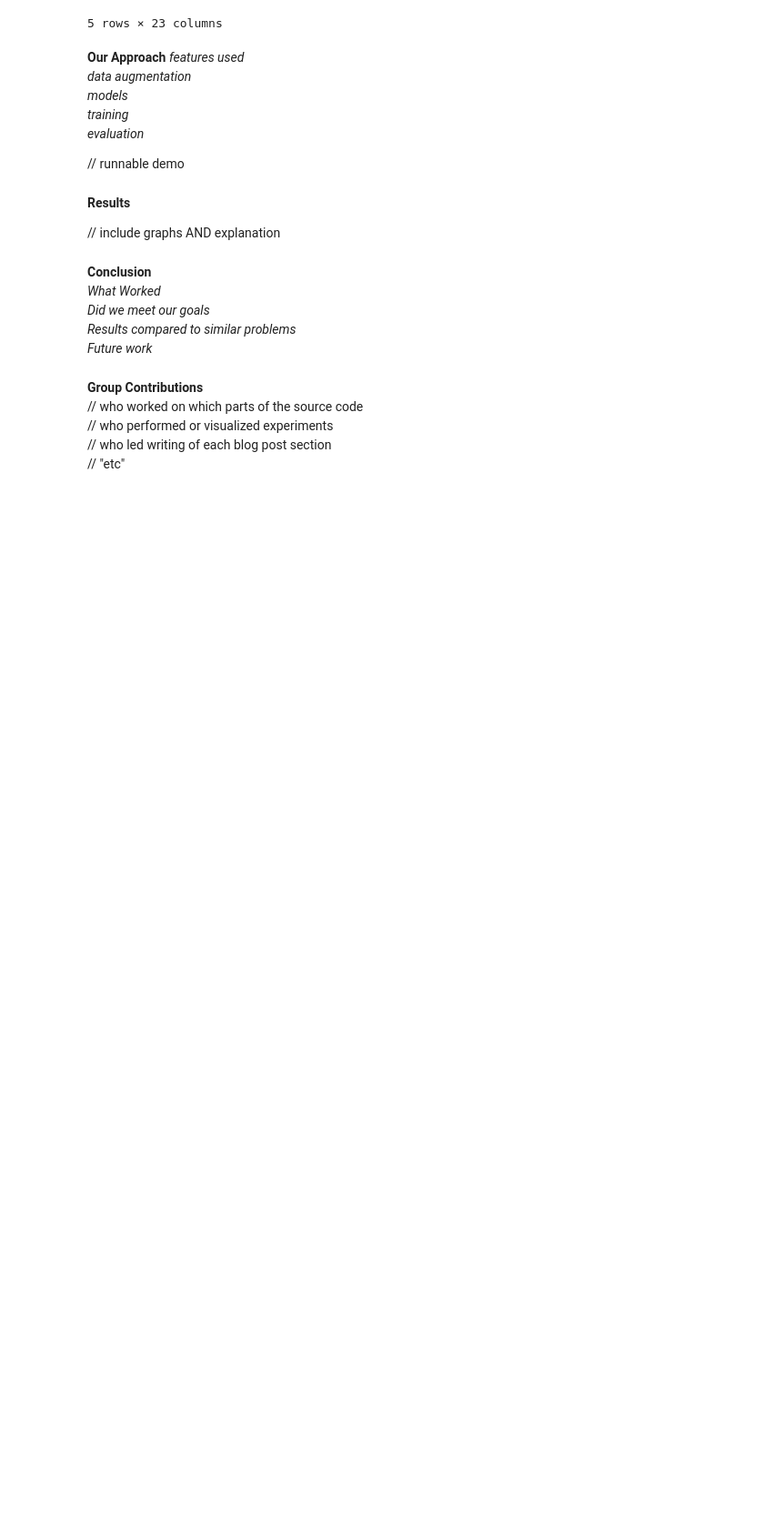
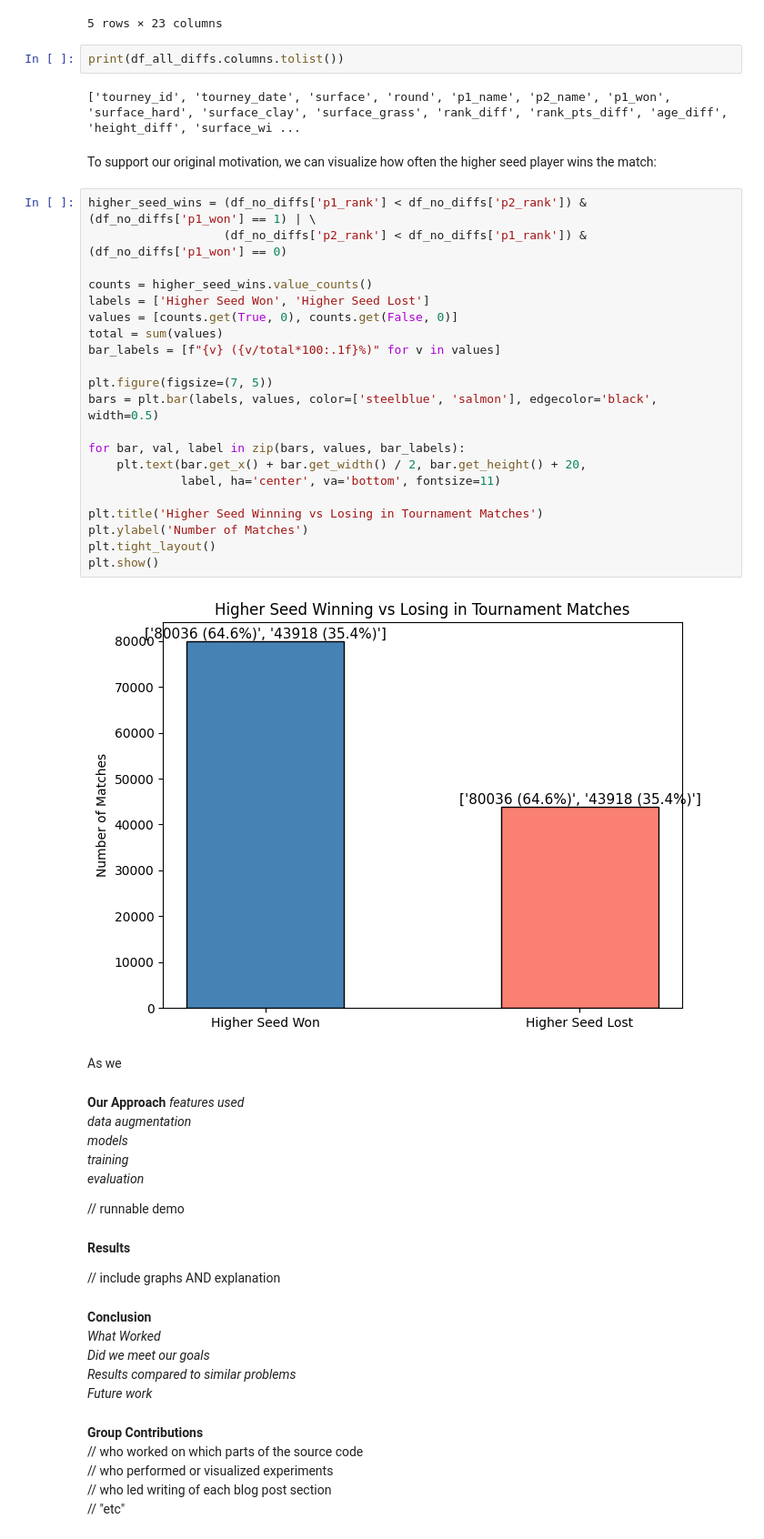
Before and after one commit to CamBitter/RallyRF, a Jupyter notebook: report.ipynb, the cells around one changed output. Shown at 91% size. Drawn from its saved outputs; the diff is of its cells as text; blank space fills up the shorter version.

Commit message:
added a graph

```diff
--- a/report.ipynb
+++ b/report.ipynb
@@ -104,6 +109,37 @@ df_all_diffs.head()
 | 3 | 2000-338 | 20000110 | Hard | R32 | Slava Dosedel | Mark Woodforde | 1 | 1 | 0 | ... |
 | 4 | 2000-301 | 20000110 | Hard | R32 | Sjeng Schalken | Goran Ivanisevic | 1 | 1 | 0 | ... |
 5 rows × 23 columns
+# %%
+print(df_all_diffs.columns.tolist())
+# %% [output]
+['tourney_id', 'tourney_date', 'surface', 'round', 'p1_name', 'p2_name', 'p1_won', 'surface_hard', 'surface_clay', 'surface_grass', 'rank_diff', 'rank_pts_diff', 'age_diff', 'height_diff', 'surface_wi ...
+# %% [markdown]
+To support our original motivation, we can visualize how often the higher seed player wins the match:
+# %%
+higher_seed_wins = (df_no_diffs['p1_rank'] < df_no_diffs['p2_rank']) & (df_no_diffs['p1_won'] == 1) | \
+                   (df_no_diffs['p2_rank'] < df_no_diffs['p1_rank']) & (df_no_diffs['p1_won'] == 0)
+
+counts = higher_seed_wins.value_counts()
+labels = ['Higher Seed Won', 'Higher Seed Lost']
+values = [counts.get(True, 0), counts.get(False, 0)]
+total = sum(values)
+bar_labels = [f"{v} ({v/total*100:.1f}%)" for v in values]
+
+plt.figure(figsize=(7, 5))
+bars = plt.bar(labels, values, color=['steelblue', 'salmon'], edgecolor='black', width=0.5)
+
+for bar, val, label in zip(bars, values, bar_labels):
+    plt.text(bar.get_x() + bar.get_width() / 2, bar.get_height() + 20,
+             label, ha='center', va='bottom', fontsize=11)
+
+plt.title('Higher Seed Winning vs Losing in Tournament Matches')
+plt.ylabel('Number of Matches')
+plt.tight_layout()
+plt.show()
+# %% [output]
+[figure, added]
+# %% [markdown]
+As we
 # %% [markdown]
 **Our Approach**
 *features used*
```
Also changed, not shown: parts of 3 cells of this notebook.
